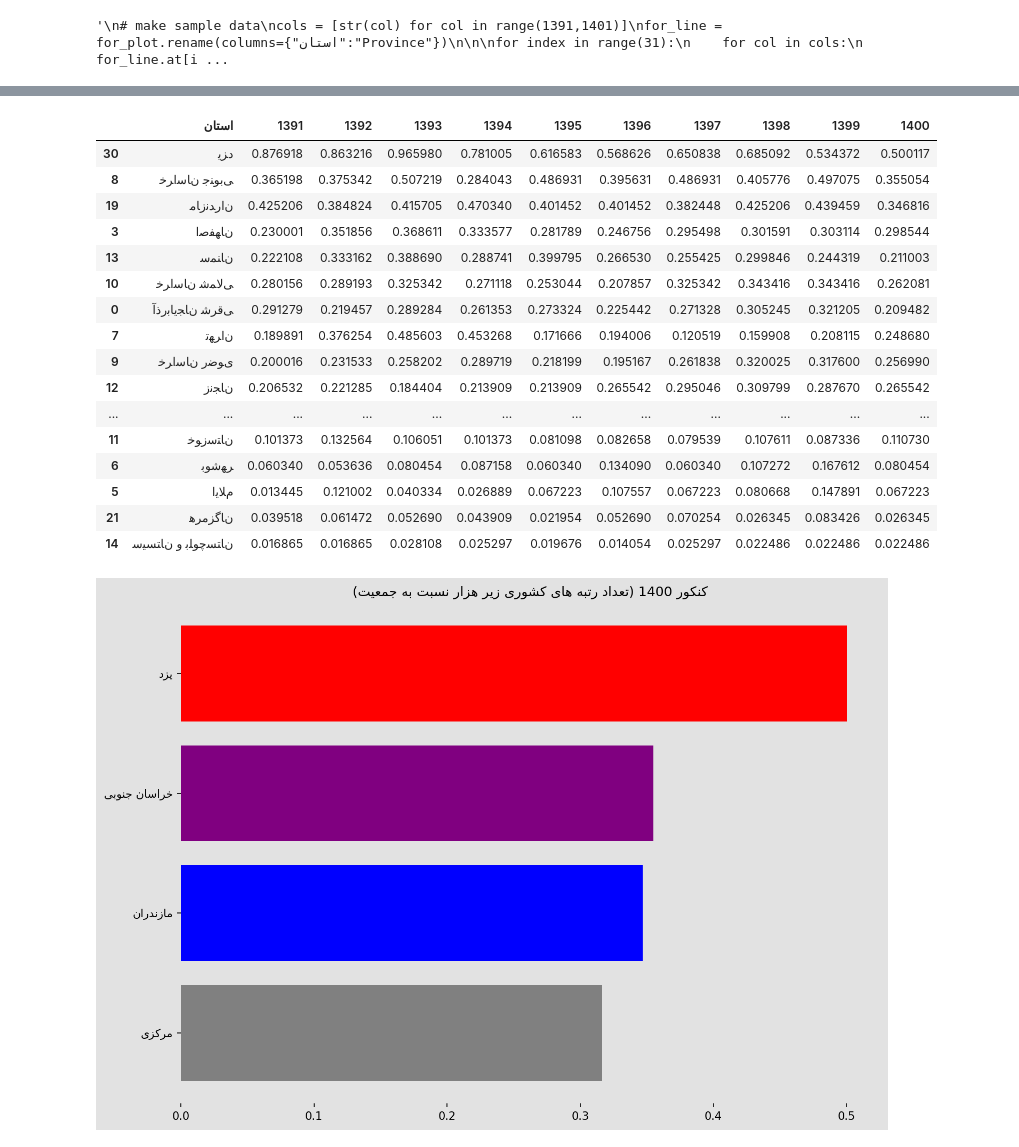
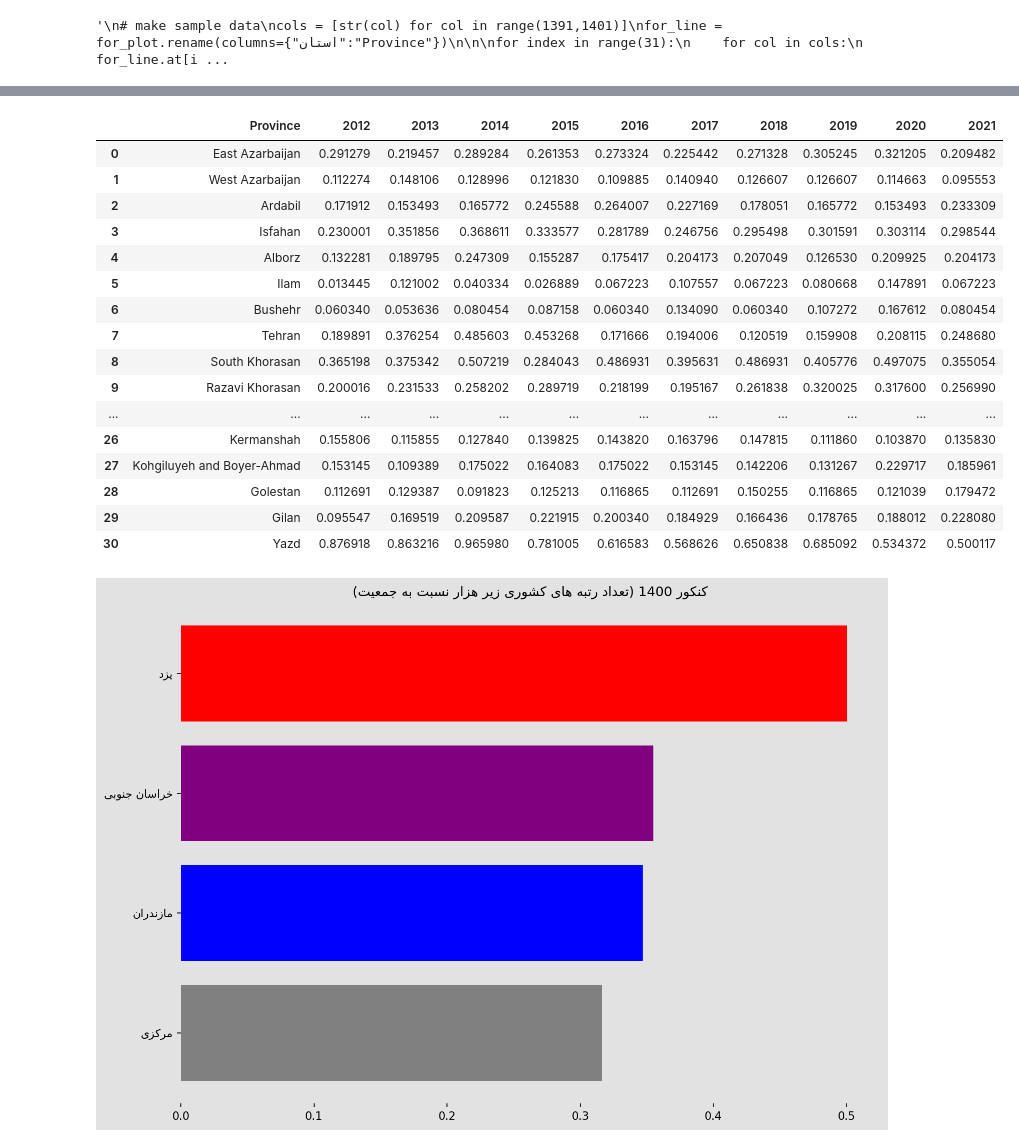
Before and after one commit to arianGh1/Konkoor, a Jupyter notebook: analysis.ipynb, the cells around one changed output, grey strips where cells are left out. Drawn from its saved outputs; the diff is of its cells as text; code cells hidden in the pictures.

```diff
--- a/analysis.ipynb
+++ b/analysis.ipynb
@@ -146,15 +158,15 @@ dic_regions = {v: k for k, v in dic_regions.items()}
 for_plot = pd.DataFrame()
 
 # Preparing a dataframe for ease of usage in plots
-for i in range(1391,1401):
+for i in range(2012,2022):
     sample = df3[df3["سال"]==i]
     grouped = sample[["استان","رتبه کشوری","سال"]].groupby(["استان","سال"]).count()
     grouped = grouped.reset_index()
     for_plot["استان"] = grouped["استان"]
     for_plot[str(i)] = grouped["رتبه کشوری"]
-cols = [str(col) for col in range(1391,1401)]
+cols = [str(col) for col in range(2012,2022)]
 for index in range(31):
     for col in cols:
         for_plot.at[index,col] = (for_plot.at[index,col]*7800/dic_population[for_plot.at[index,"استان"]])
-#for_plot["استان"] = for_plot["استان"].apply(lambda x: dic_regions[x])
-for_plot["استان"] = for_plot["استان"].apply(lambda x: get_display(reshape(x)))
+for_plot["استان"] = for_plot["استان"].apply(lambda x: dic_regions[x])
+#for_plot["استان"] = for_plot["استان"].apply(lambda x: get_display(reshape(x)))
@@ -161,6 +193,6 @@ for_plot["استان"] = for_plot["استان"].apply(lambda x: get_display(resh
 # %%
 #Lets take a average for this years and then, delete them
-cols = [str(col) for col in range(1391,1401)]
+cols = [str(col) for col in range(2012,2022)]
 for_sum = for_plot.loc[: , cols]
 for_plot["Sum"] = for_sum.sum(axis=1)
 for_plot["Sum"] = for_plot["Sum"]/10
@@ -245,6 +277,6 @@ for index in range(3):
         plt.plot(x, y,label=col)
     plt.legend()
     plt.xlabel("year")
-    plt.ylabel("number of under 1000 rank candidates")
-    plt.savefig("exports\multiple"+str(index)+".png",bbox_inches="tight",dpi=300)
+    plt.ylabel("under 1000 rank candidates")
+    plt.savefig("exports\english_multiple"+str(index)+".png",bbox_inches="tight",dpi=300)
 # %% [output]
@@ -252,14 +296,15 @@ for index in range(3):
 # %%
-cols = [str(col) for col in range(1391,1401)]
+cols = [str(col) for col in range(2012,2022)]
 
 for_heat = for_plot.rename(columns={"استان":"Province"})
 
 for index in range(31):
     for col in cols:
-        for_heat.at[index,col] = (for_heat.at[index,col]*700000/dic_population[for_heat.at[index,"Province"]])
-for_heat["Province"] = for_heat["Province"].apply(lambda x: get_display(reshape(x)))
+        for_heat.at[index,col] = (for_heat.at[index,col]*100000000/dic_population[for_heat.at[index,"Province"]])
+for_heat["Province"] = for_heat["Province"].apply(lambda x: dic_regions[x])
+#for_heat["Province"] = for_heat["Province"].apply(lambda x: get_display(reshape(x)))
 for_heat = for_heat.set_index(["Province"])
 fig,ax = plt.subplots(figsize=(15,15),facecolor = plt.cm.Greys(0.2),dpi = 150,tight_layout=True)
 sns.heatmap(for_heat[cols], cmap="YlGnBu",annot=True);
-fig.savefig("exports/heatmap.png",bbox_inches='tight',dpi=300)
+fig.savefig("exports/english_heatmap.png",bbox_inches='tight',dpi=300)
 # %% [output]
@@ -267,23 +312,23 @@ KeyError: 'ﯽﻗﺮﺷ ﻥﺎﺠﯾﺎﺑﺭﺫﺁ'
 # %%
-for_plot
+for_heat
 # %% [output]
-|  | استان | 1391 | 1392 | 1393 | 1394 | 1395 | 1396 | 1397 | 1398 | 1399 | 1400 |
-| 30 | ﺩﺰﯾ | 0.876918 | 0.863216 | 0.965980 | 0.781005 | 0.616583 | 0.568626 | 0.650838 | 0.685092 | 0.534372 | 0.500117 |
-| 8 | ﯽﺑﻮﻨﺟ ﻥﺎﺳﺍﺮﺧ | 0.365198 | 0.375342 | 0.507219 | 0.284043 | 0.486931 | 0.395631 | 0.486931 | 0.405776 | 0.497075 | 0.355054 |
-| 19 | ﻥﺍﺭﺪﻧﺯﺎﻣ | 0.425206 | 0.384824 | 0.415705 | 0.470340 | 0.401452 | 0.401452 | 0.382448 | 0.425206 | 0.439459 | 0.346816 |
-| 3 | ﻥﺎﻬﻔﺻﺍ | 0.230001 | 0.351856 | 0.368611 | 0.333577 | 0.281789 | 0.246756 | 0.295498 | 0.301591 | 0.303114 | 0.298544 |
-| 13 | ﻥﺎﻨﻤﺳ | 0.222108 | 0.333162 | 0.388690 | 0.288741 | 0.399795 | 0.266530 | 0.255425 | 0.299846 | 0.244319 | 0.211003 |
-| 10 | ﯽﻟﺎﻤﺷ ﻥﺎﺳﺍﺮﺧ | 0.280156 | 0.289193 | 0.325342 | 0.271118 | 0.253044 | 0.207857 | 0.325342 | 0.343416 | 0.343416 | 0.262081 |
-| 0 | ﯽﻗﺮﺷ ﻥﺎﺠﯾﺎﺑﺭﺫﺁ | 0.291279 | 0.219457 | 0.289284 | 0.261353 | 0.273324 | 0.225442 | 0.271328 | 0.305245 | 0.321205 | 0.209482 |
-| 7 | ﻥﺍﺮﻬﺗ | 0.189891 | 0.376254 | 0.485603 | 0.453268 | 0.171666 | 0.194006 | 0.120519 | 0.159908 | 0.208115 | 0.248680 |
-| 9 | ﯼﻮﺿﺭ ﻥﺎﺳﺍﺮﺧ | 0.200016 | 0.231533 | 0.258202 | 0.289719 | 0.218199 | 0.195167 | 0.261838 | 0.320025 | 0.317600 | 0.256990 |
-| 12 | ﻥﺎﺠﻧﺯ | 0.206532 | 0.221285 | 0.184404 | 0.213909 | 0.213909 | 0.265542 | 0.295046 | 0.309799 | 0.287670 | 0.265542 |
+|  | Province | 2012 | 2013 | 2014 | 2015 | 2016 | 2017 | 2018 | 2019 | 2020 | 2021 |
+| 0 | East Azarbaijan | 0.291279 | 0.219457 | 0.289284 | 0.261353 | 0.273324 | 0.225442 | 0.271328 | 0.305245 | 0.321205 | 0.209482 |
+| 1 | West Azarbaijan | 0.112274 | 0.148106 | 0.128996 | 0.121830 | 0.109885 | 0.140940 | 0.126607 | 0.126607 | 0.114663 | 0.095553 |
+| 2 | Ardabil | 0.171912 | 0.153493 | 0.165772 | 0.245588 | 0.264007 | 0.227169 | 0.178051 | 0.165772 | 0.153493 | 0.233309 |
+| 3 | Isfahan | 0.230001 | 0.351856 | 0.368611 | 0.333577 | 0.281789 | 0.246756 | 0.295498 | 0.301591 | 0.303114 | 0.298544 |
+| 4 | Alborz | 0.132281 | 0.189795 | 0.247309 | 0.155287 | 0.175417 | 0.204173 | 0.207049 | 0.126530 | 0.209925 | 0.204173 |
+| 5 | Ilam | 0.013445 | 0.121002 | 0.040334 | 0.026889 | 0.067223 | 0.107557 | 0.067223 | 0.080668 | 0.147891 | 0.067223 |
+| 6 | Bushehr | 0.060340 | 0.053636 | 0.080454 | 0.087158 | 0.060340 | 0.134090 | 0.060340 | 0.107272 | 0.167612 | 0.080454 |
+| 7 | Tehran | 0.189891 | 0.376254 | 0.485603 | 0.453268 | 0.171666 | 0.194006 | 0.120519 | 0.159908 | 0.208115 | 0.248680 |
+| 8 | South Khorasan | 0.365198 | 0.375342 | 0.507219 | 0.284043 | 0.486931 | 0.395631 | 0.486931 | 0.405776 | 0.497075 | 0.355054 |
+| 9 | Razavi Khorasan | 0.200016 | 0.231533 | 0.258202 | 0.289719 | 0.218199 | 0.195167 | 0.261838 | 0.320025 | 0.317600 | 0.256990 |
 | ... | ... | ... | ... | ... | ... | ... | ... | ... | ... | ... | ... |
-| 11 | ﻥﺎﺘﺳﺯﻮﺧ | 0.101373 | 0.132564 | 0.106051 | 0.101373 | 0.081098 | 0.082658 | 0.079539 | 0.107611 | 0.087336 | 0.110730 |
-| 6 | ﺮﻬﺷﻮﺑ | 0.060340 | 0.053636 | 0.080454 | 0.087158 | 0.060340 | 0.134090 | 0.060340 | 0.107272 | 0.167612 | 0.080454 |
-| 5 | ﻡﻼﯾﺍ | 0.013445 | 0.121002 | 0.040334 | 0.026889 | 0.067223 | 0.107557 | 0.067223 | 0.080668 | 0.147891 | 0.067223 |
-| 21 | ﻥﺎﮔﺰﻣﺮﻫ | 0.039518 | 0.061472 | 0.052690 | 0.043909 | 0.021954 | 0.052690 | 0.070254 | 0.026345 | 0.083426 | 0.026345 |
-| 14 | ﻥﺎﺘﺴﭼﻮﻠﺑ ﻭ ﻥﺎﺘﺴﯿﺳ | 0.016865 | 0.016865 | 0.028108 | 0.025297 | 0.019676 | 0.014054 | 0.025297 | 0.022486 | 0.022486 | 0.022486 |
+| 26 | Kermanshah | 0.155806 | 0.115855 | 0.127840 | 0.139825 | 0.143820 | 0.163796 | 0.147815 | 0.111860 | 0.103870 | 0.135830 |
+| 27 | Kohgiluyeh and Boyer-Ahmad | 0.153145 | 0.109389 | 0.175022 | 0.164083 | 0.175022 | 0.153145 | 0.142206 | 0.131267 | 0.229717 | 0.185961 |
+| 28 | Golestan | 0.112691 | 0.129387 | 0.091823 | 0.125213 | 0.116865 | 0.112691 | 0.150255 | 0.116865 | 0.121039 | 0.179472 |
+| 29 | Gilan | 0.095547 | 0.169519 | 0.209587 | 0.221915 | 0.200340 | 0.184929 | 0.166436 | 0.178765 | 0.188012 | 0.228080 |
+| 30 | Yazd | 0.876918 | 0.863216 | 0.965980 | 0.781005 | 0.616583 | 0.568626 | 0.650838 | 0.685092 | 0.534372 | 0.500117 |
 # %%
 ### Lets make color dictionary in order to specify unique color for each province
 names = list(for_plot["استان"])
```
Also changed, not shown: parts of 8 cells of this notebook, 10 other files.
